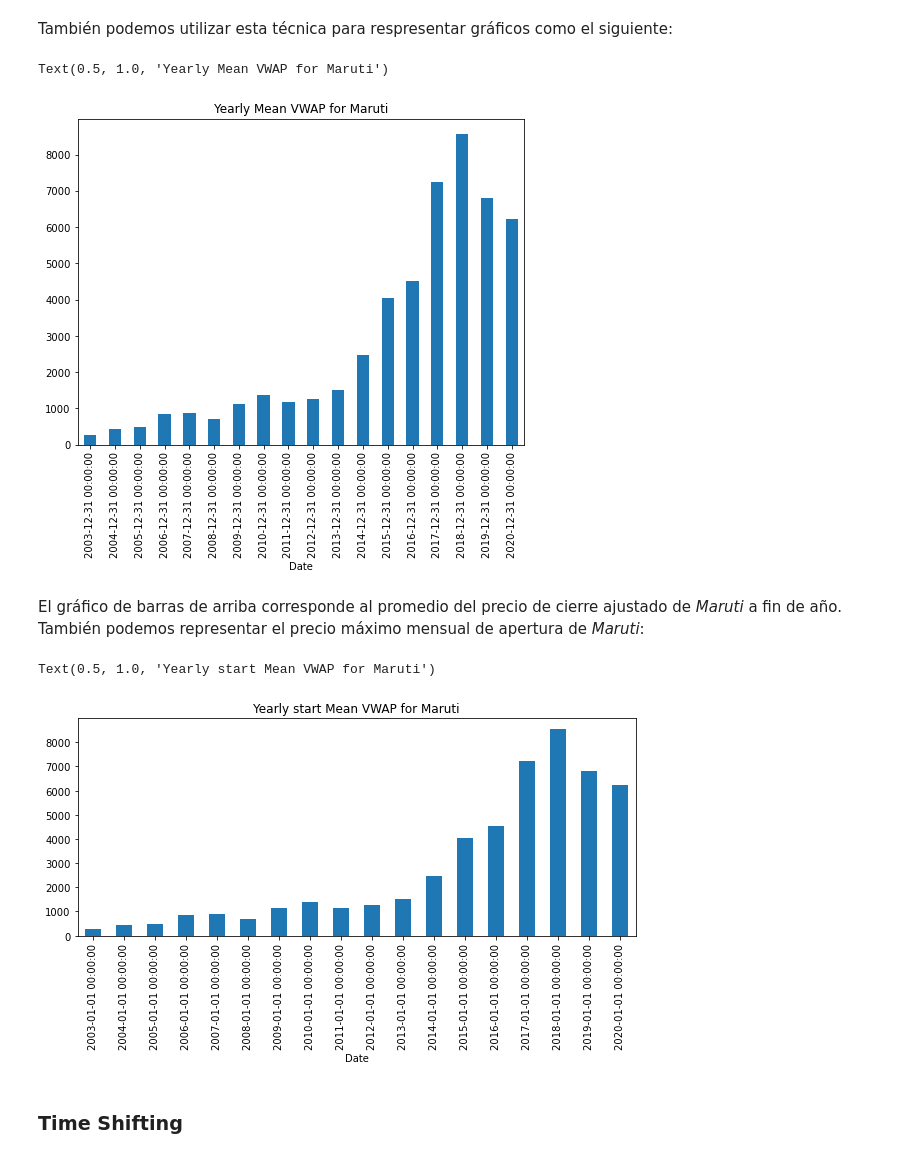
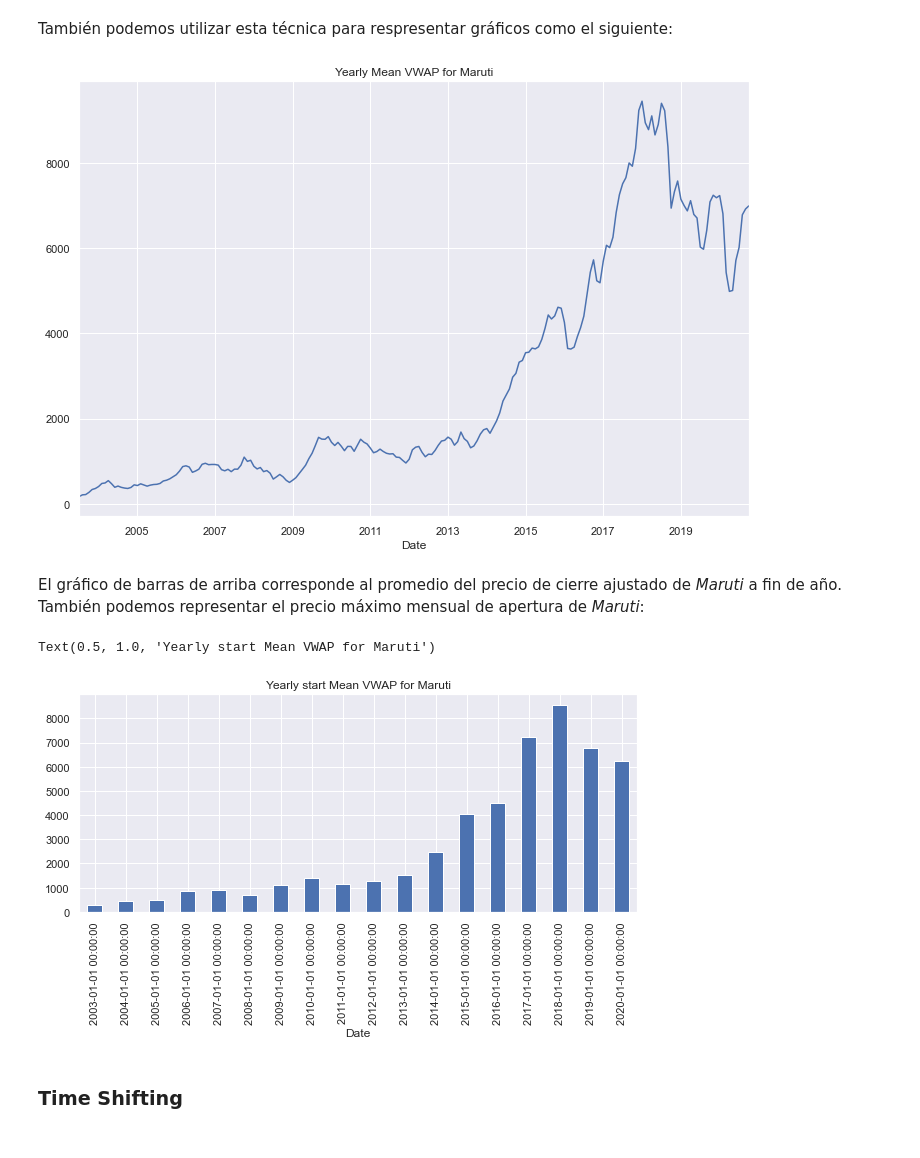
Before and after one commit to Belerofontech/curso-pandas-public, a Jupyter notebook: Prophet.ipynb, the cells around one changed output. Drawn from its saved outputs; the diff is of its cells as text; code cells hidden in the pictures.

```diff
--- a/Prophet.ipynb
+++ b/Prophet.ipynb
@@ -5,12 +5,12 @@ Importación de librerías:
 # %%
 import pandas as pd
 import numpy as np
+import seaborn as sns
 import matplotlib.pyplot as plt
 import matplotlib.dates as mdates
 import datetime as dt
-from datetime import datetime
-from pandas import Series
 
+sns.set()
 # ignoramos los warnings
 import warnings
 warnings.filterwarnings('ignore')
@@ -20,0 +19,2 @@ df = pd.read_csv('maruti_stocks.csv')
+# %%
+df = pd.read_csv('https://raw.githubusercontent.com/parulnith/Website-articles-datasets/master/Getting%20started%20with%20Time%20Series%20using%20Pandas/maruti_stocks.csv')
@@ -22,7 +31,7 @@ df = pd.read_csv('maruti_stocks.csv')
 Convertimos 'date' a 'datetime':
 # %%
 df_vwap = df[['Date', 'VWAP']]
-df_vwap['Date'] = df_vwap['Date'].apply(pd.to_datetime)
-df_vwap.set_index("Date", inplace=True)
-df_vwap.head()
+df_vwap['Date'] = pd.to_datetime(df_vwap['Date'])
+df_vwap.set_index('Date', inplace=True)
+df_vwap['VWAP'].plot();
 # %% [output]
@@ -72,12 +82,11 @@ df_vwap.resample(rule='A').mean()[:5]
 # %% [markdown]
 También podemos utilizar esta técnica para respresentar gráficos como el siguiente:
 # %%
-plt.rcParams['figure.figsize'] = (8, 6)
-df_vwap['VWAP'].resample('A').mean().plot(kind='bar')
-plt.title('Yearly Mean VWAP for Maruti')
+plt.rcParams['figure.figsize'] = (12, 8)
+df_vwap['VWAP'].resample('M').mean().plot.line()
+plt.title('Yearly Mean VWAP for Maruti');
 # %% [output]
-Text(0.5, 1.0, 'Yearly Mean VWAP for Maruti')
-[figure, old version]
+[figure, new version]
 # %% [markdown]
 El gráfico de barras de arriba corresponde al promedio del precio de cierre ajustado de _Maruti_ a fin de año.
 También podemos representar el precio máximo mensual de apertura de _Maruti_:
@@ -86,7 +95,7 @@ df_vwap['VWAP'].resample('AS').mean().plot(kind='bar', figsize=(10, 4))
 plt.title('Yearly start Mean VWAP for Maruti')
 # %% [output]
 Text(0.5, 1.0, 'Yearly start Mean VWAP for Maruti')
-[figure, old version]
+[figure, new version]
 # %% [markdown]
 ### Time Shifting
 # %% [markdown]
```
Also changed, not shown: parts of 15 cells of this notebook, 7 other files.
